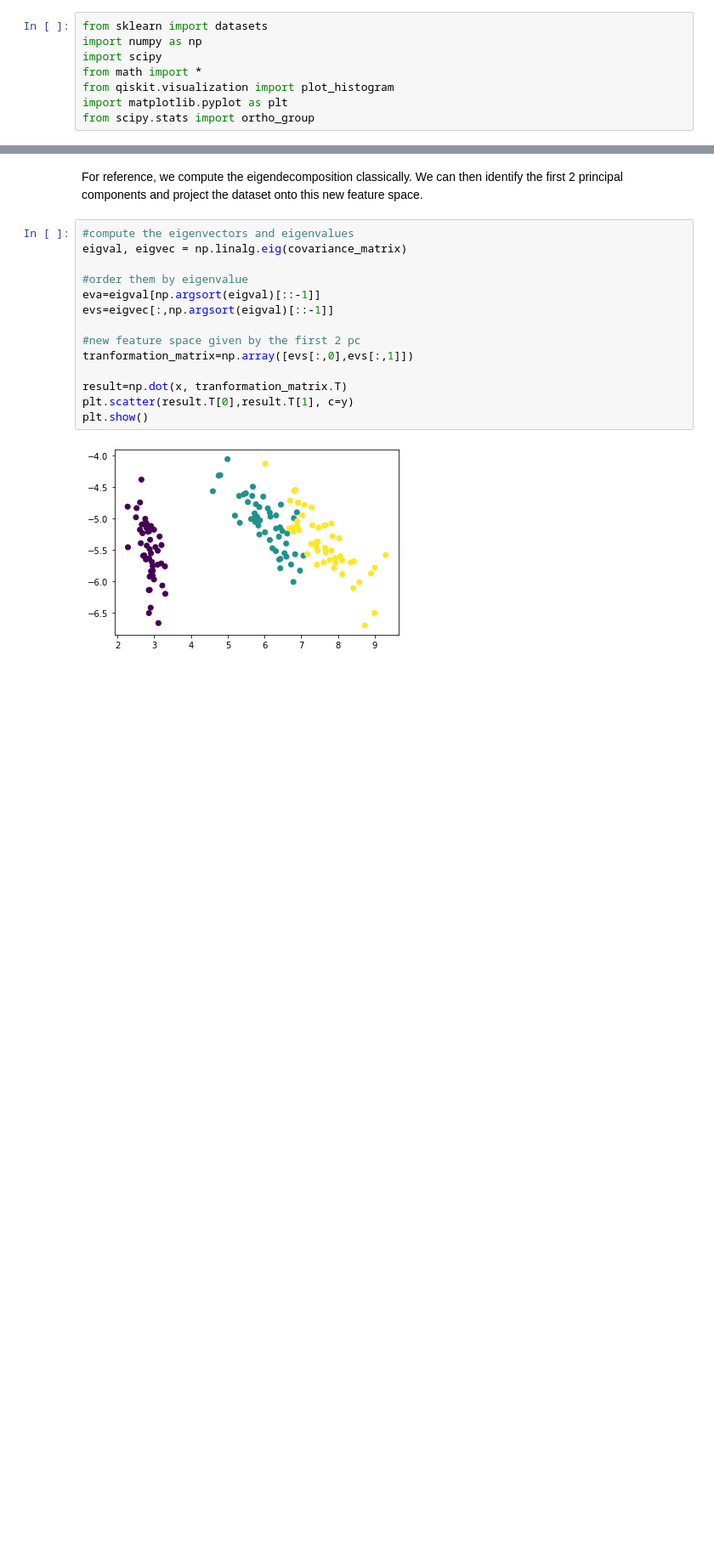
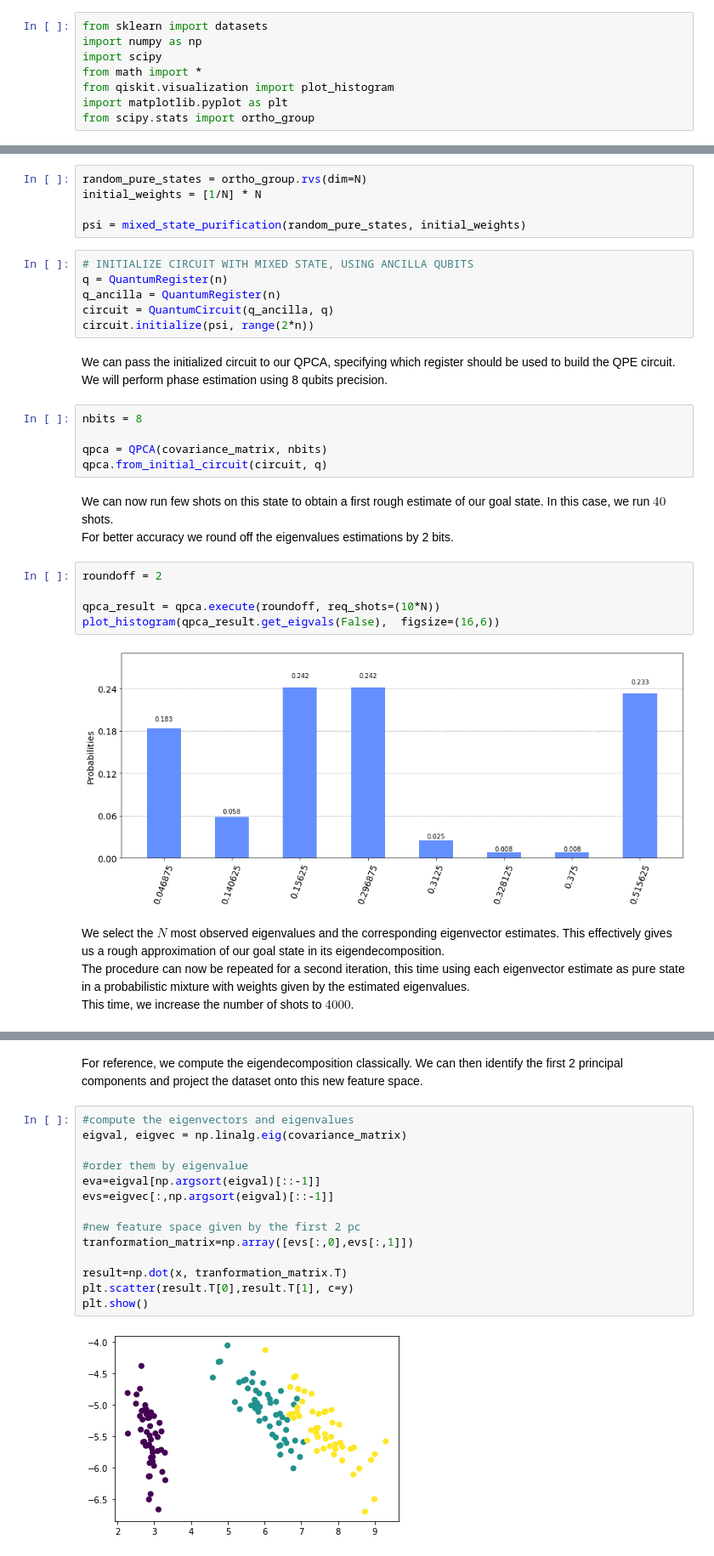
Before and after one commit to Askarpour/sw2_quantum_research, a Jupyter notebook: SantambrogioScandelliTagliabue/QPCA/notebooks/QuantumPCA_demo.ipynb, the cells around one changed output, grey strips where cells are left out. Shown: that part at 85% size. Saved outputs shown, nothing was run; the diff lists cells and outputs as text; blank space fills up the shorter version.

```diff
--- a/SantambrogioScandelliTagliabue/QPCA/notebooks/QuantumPCA_demo.ipynb
+++ b/SantambrogioScandelliTagliabue/QPCA/notebooks/QuantumPCA_demo.ipynb
@@ -10,0 +82,33 @@ from scipy.stats import ortho_group
+# %%
+random_pure_states = ortho_group.rvs(dim=N)
+initial_weights = [1/N] * N
+
+psi = mixed_state_purification(random_pure_states, initial_weights)
+# %%
+# INITIALIZE CIRCUIT WITH MIXED STATE, USING ANCILLA QUBITS
+q = QuantumRegister(n)
+q_ancilla = QuantumRegister(n)
+circuit = QuantumCircuit(q_ancilla, q)
+circuit.initialize(psi, range(2*n))
+# %% [markdown]
+We can pass the initialized circuit to our QPCA, specifying which register should be used to build the QPE circuit.\
+We will perform phase estimation using 8 qubits precision.
+# %%
+nbits = 8
+
+qpca = QPCA(covariance_matrix, nbits)
+qpca.from_initial_circuit(circuit, q)
+# %% [markdown]
+We can now run few shots on this state to obtain a first rough estimate of our goal state. In this case, we run $40$ shots.\
+For better accuracy we round off the eigenvalues estimations by 2 bits.
+# %%
+roundoff = 2
+
+qpca_result = qpca.execute(roundoff, req_shots=(10*N))
+plot_histogram(qpca_result.get_eigvals(False),  figsize=(16,6))
+# %% [output]
+[figure, added]
+# %% [markdown]
+We select the $N$ most observed eigenvalues and the corresponding eigenvector estimates. This effectively gives us a rough approximation of our goal state in its eigendecomposition.\
+The procedure can now be repeated for a second iteration, this time using each eigenvector estimate as pure state in a probabilistic mixture with weights given by the estimated eigenvalues.\
+This time, we increase the number of shots to $4000$.
```
Also changed, not shown: parts of 45 cells of this notebook, 2 other files.
